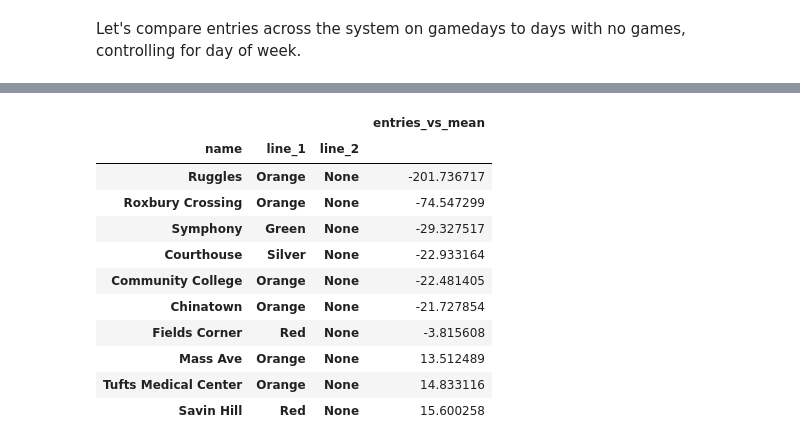
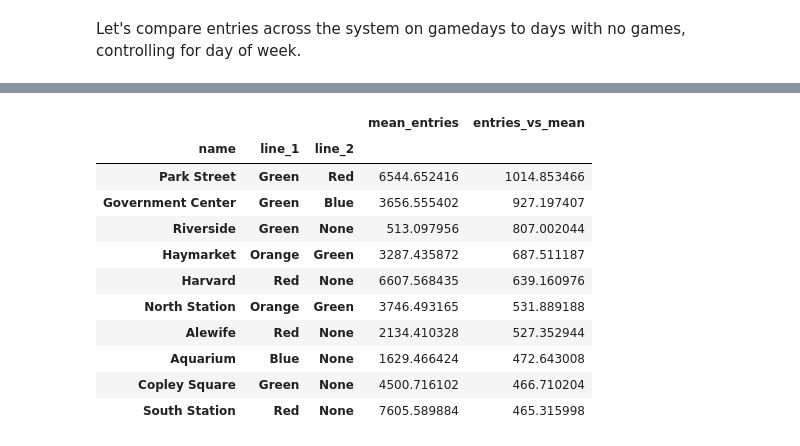
Before and after one commit to azampagl/harvard-capstone, a Jupyter notebook: src/sports/sox_pregame.ipynb, the cells around one changed output, grey strips where cells are left out. Cells and saved outputs as stored; diff of their text form; code cells hidden in the pictures.

```diff
--- a/src/sports/sox_pregame.ipynb
+++ b/src/sports/sox_pregame.ipynb
@@ -135,11 +253,14 @@ entry_differences_dow['entries_vs_mean_per_line'] = entry_differences_dow.entrie
 entry_differences_dow['entries_vs_mean_per_line_ratio'] = entry_differences_dow.entries_per_line / entry_differences_dow.mean_entries_per_line
 
 # Calculate mean differences and clean up timedeltas that don't place nicely with groupings.
+# Also retain mean entries for later plotting.
 mean_entry_differences_dow = entry_differences_dow.groupby(['name','line_1','line_2','time_until_game_start']).agg({
         'entries_vs_mean': [np.mean,np.std],
         'entries_vs_mean_ratio': [np.mean,np.std],
         'entries_vs_mean_per_line': [np.mean,np.std],
-        'entries_vs_mean_per_line_ratio': [np.mean,np.std]
+        'entries_vs_mean_per_line_ratio': [np.mean,np.std],
+        'mean_entries': np.mean,
+        'mean_entries_per_line': np.mean
     }).reset_index()
 mean_entry_differences_dow.time_until_game_start = pd.to_timedelta(mean_entry_differences_dow.time_until_game_start)
 mean_entry_differences_dow['hours_until_game_start'] = mean_entry_differences_dow.time_until_game_start.astype(np.int) / timedelta_base
@@ -156,5 +269,4 @@ mean_entry_differences_dow.head()
 # %%
 # Extract useful information.
-mean_entry_differences_dow_truncated = mean_entry_differences_dow[[0,1,2,12,8,6]].copy()
+mean_entry_differences_dow_truncated = mean_entry_differences_dow[[0,1,2,14,6,4,10,11]].copy()
 mean_entry_differences_dow_truncated.columns = mean_entry_differences_dow_truncated.columns.get_level_values(0)
-mean_entry_differences_dow_truncated
@@ -221,7 +342,7 @@ plt.show()
 # Calculate sums for each station and plot distribution.
 
 # Calculate sum for each station.
-mean_entry_differences_dow_by_station = mean_entry_differences_dow_truncated.ix[mean_entry_differences_dow_truncated.hours_until_game_start > -.5,:].groupby(['name','line_1','line_2']).agg({'entries_vs_mean': np.sum})
+mean_entry_differences_dow_by_station = mean_entry_differences_dow_truncated.ix[(mean_entry_differences_dow_truncated.hours_until_game_start > -.5) & (mean_entry_differences_dow_truncated.hours_until_game_start <= 4),:].groupby(['name','line_1','line_2']).agg({'entries_vs_mean': np.sum, 'mean_entries': np.sum})
 
 # Start plotting.
 plt.figure(figsize=default_figsize)
@@ -238,16 +374,16 @@ plt.show()
 # %%
-# Show those particular stations.
-mean_entry_differences_dow_by_station.sort('entries_vs_mean', ascending=True).head(n=10)
+# Show particular high-volume stations.
+mean_entry_differences_dow_by_station.sort('entries_vs_mean', ascending=False).head(n=10)
 # %% [output]
-|  |  |  | entries_vs_mean |
-| name | line_1 | line_2 |  |
-| Ruggles | Orange | None | -201.736717 |
-| Roxbury Crossing | Orange | None | -74.547299 |
-| Symphony | Green | None | -29.327517 |
-| Courthouse | Silver | None | -22.933164 |
-| Community College | Orange | None | -22.481405 |
-| Chinatown | Orange | None | -21.727854 |
-| Fields Corner | Red | None | -3.815608 |
-| Mass Ave | Orange | None | 13.512489 |
-| Tufts Medical Center | Orange | None | 14.833116 |
-| Savin Hill | Red | None | 15.600258 |
+|  |  |  | mean_entries | entries_vs_mean |
+| name | line_1 | line_2 |  |  |
+| Park Street | Green | Red | 6544.652416 | 1014.853466 |
+| Government Center | Green | Blue | 3656.555402 | 927.197407 |
+| Riverside | Green | None | 513.097956 | 807.002044 |
+| Haymarket | Orange | Green | 3287.435872 | 687.511187 |
+| Harvard | Red | None | 6607.568435 | 639.160976 |
+| North Station | Orange | Green | 3746.493165 | 531.889188 |
+| Alewife | Red | None | 2134.410328 | 527.352944 |
+| Aquarium | Blue | None | 1629.466424 | 472.643008 |
+| Copley Square | Green | None | 4500.716102 | 466.710204 |
+| South Station | Red | None | 7605.589884 | 465.315998 |
```
Also changed, not shown: parts of 47 cells of this notebook, 3 other files.
